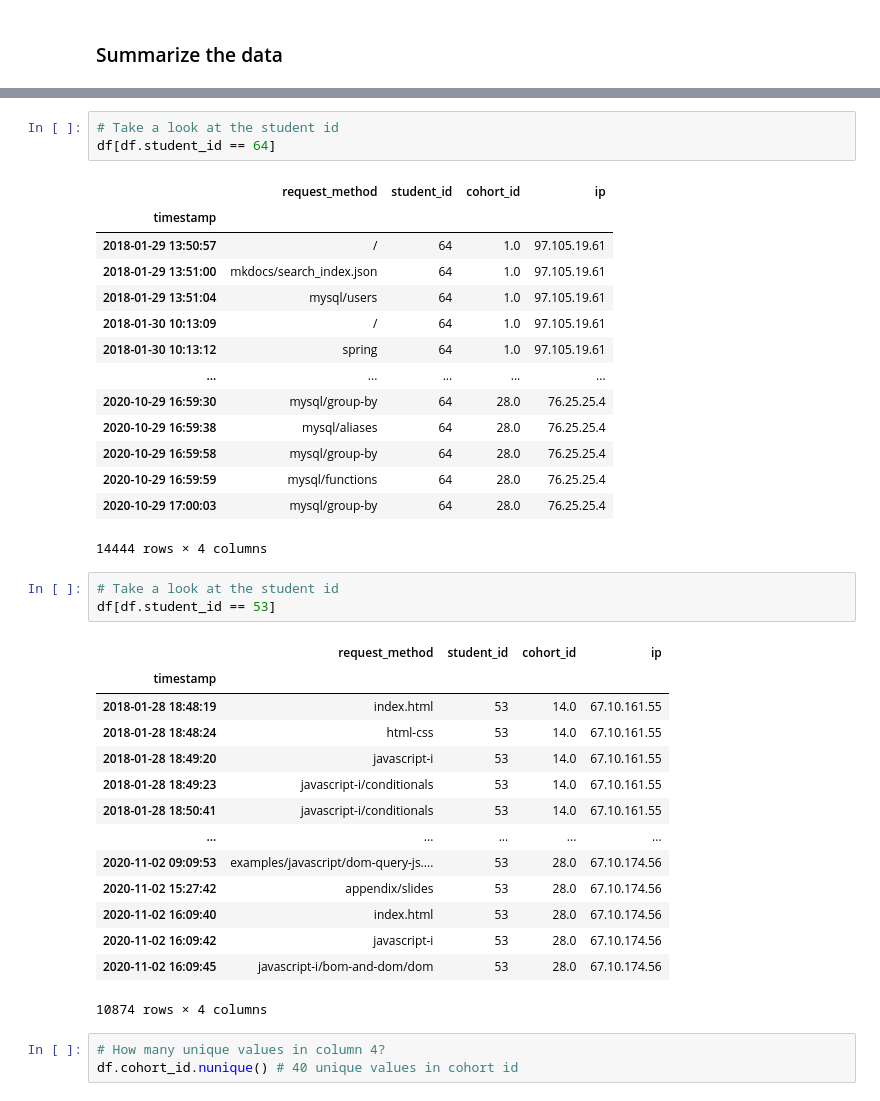
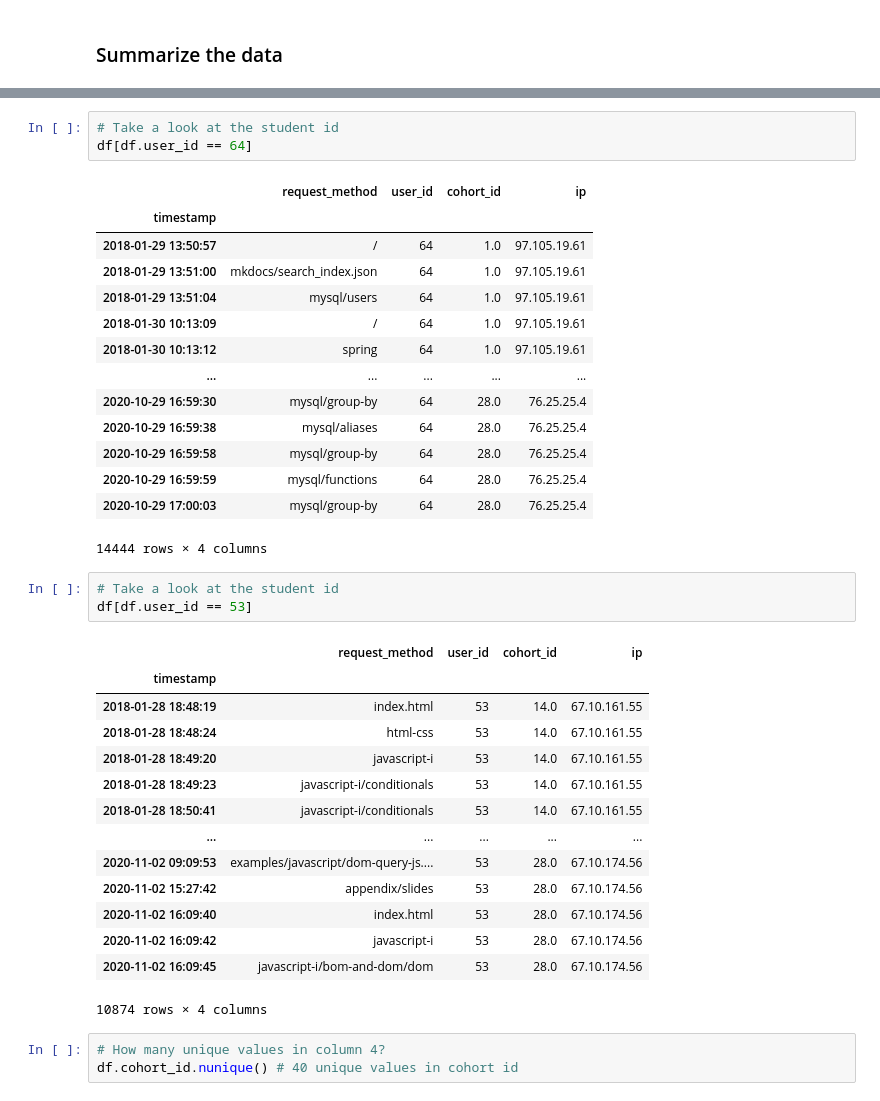
Before and after one commit to Yongliang-Shi/anomaly-detection-exercises, a Jupyter notebook: time_series_anomaly_detection.ipynb, the cells around one changed output, grey strips where cells are left out. Drawn from its saved outputs; the diff is of its cells as text.

```diff
--- a/time_series_anomaly_detection.ipynb
+++ b/time_series_anomaly_detection.ipynb
@@ -220,9 +225,9 @@ df[df.student_id == 11]
 14870 rows × 4 columns
 # %%
 # Take a look at the student id
-df[df.student_id == 64]
+df[df.user_id == 64]
 # %% [output]
-|  | request_method | student_id | cohort_id | ip |
+|  | request_method | user_id | cohort_id | ip |
 | timestamp |  |  |  |  |
 | 2018-01-29 13:50:57 | / | 64 | 1.0 | 97.105.19.61 |
 | 2018-01-29 13:51:00 | mkdocs/search_index.json | 64 | 1.0 | 97.105.19.61 |
@@ -238,9 +243,9 @@ df[df.student_id == 64]
 14444 rows × 4 columns
 # %%
 # Take a look at the student id
-df[df.student_id == 53]
+df[df.user_id == 53]
 # %% [output]
-|  | request_method | student_id | cohort_id | ip |
+|  | request_method | user_id | cohort_id | ip |
 | timestamp |  |  |  |  |
 | 2018-01-28 18:48:19 | index.html | 53 | 14.0 | 67.10.161.55 |
 | 2018-01-28 18:48:24 | html-css | 53 | 14.0 | 67.10.161.55 |
```
Also changed, not shown: parts of 62 cells of this notebook.
